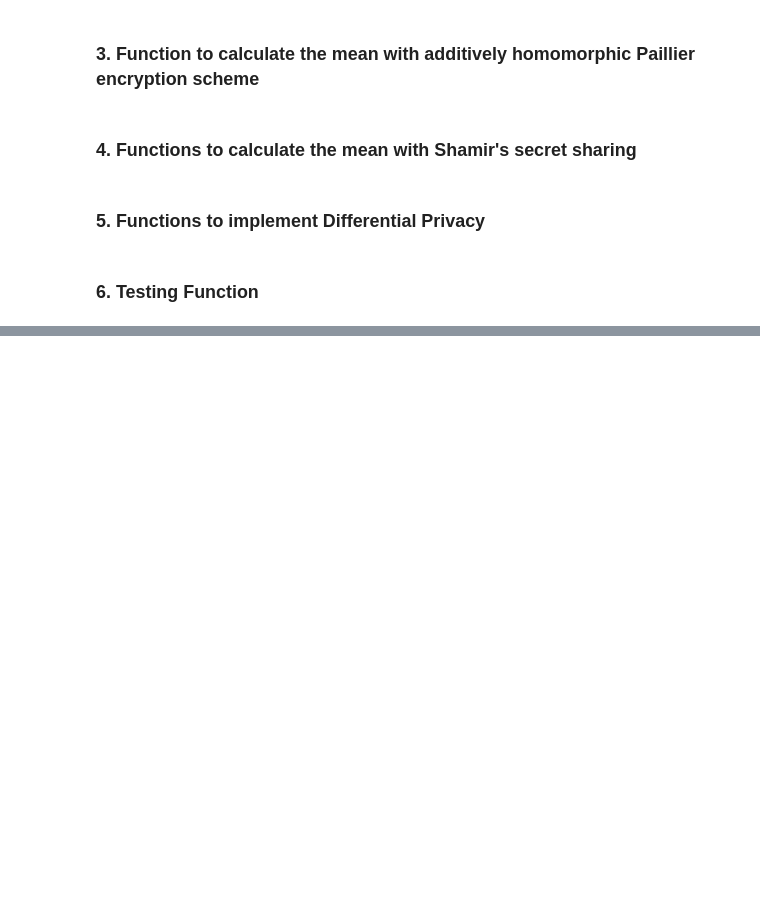
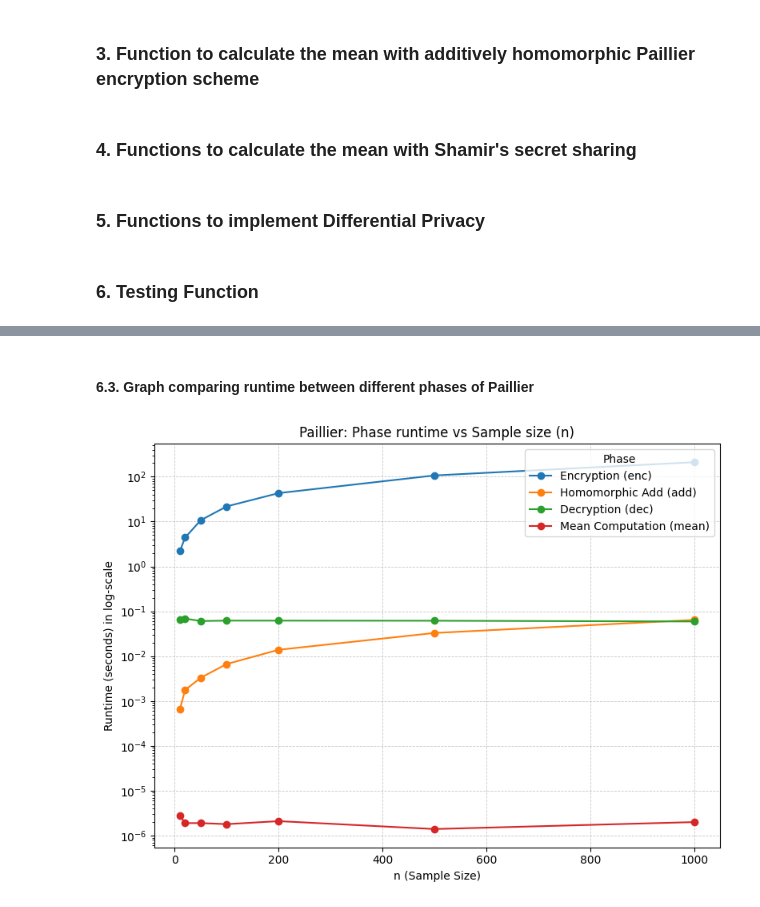
Before and after one commit to bachnguyen234/cs323-project-4, a Jupyter notebook: cs323-project-4.ipynb, the cells around one changed output, grey strips where cells are left out. Saved outputs shown, nothing was run; the diff lists cells and outputs as text; code cells hidden in the pictures; blank space fills up the shorter version.

```diff
--- a/cs323-project-4.ipynb
+++ b/cs323-project-4.ipynb
@@ -437,0 +433,19 @@ plt.show()
+# %% [markdown]
+#### 6.3. Graph comparing runtime between different phases of Paillier
+# %%
+plt.figure(figsize=(8,6))
+plt.plot(df_phases["n"], df_phases["Paillier_enc"], marker='o', label="Encryption (enc)")
+plt.plot(df_phases["n"], df_phases["Paillier_add"], marker='o', label="Homomorphic Add (add)")
+plt.plot(df_phases["n"], df_phases["Paillier_dec"], marker='o', label="Decryption (dec)")
+plt.plot(df_phases["n"], df_phases["Paillier_mean"], marker='o', label="Mean Computation (mean)")
+
+plt.title("Paillier: Phase runtime vs Sample size (n)")
+plt.xlabel("n (Sample Size)")
+plt.ylabel("Runtime (seconds) in log-scale")
+plt.yscale("log")
+plt.legend(title="Phase")
+plt.grid(True, linestyle='--', linewidth=0.6, alpha=0.7)
+plt.tight_layout()
+plt.show()
+# %% [output]
+[figure, added]
```
Also changed, not shown: parts of 18 cells of this notebook, 1 other file.
